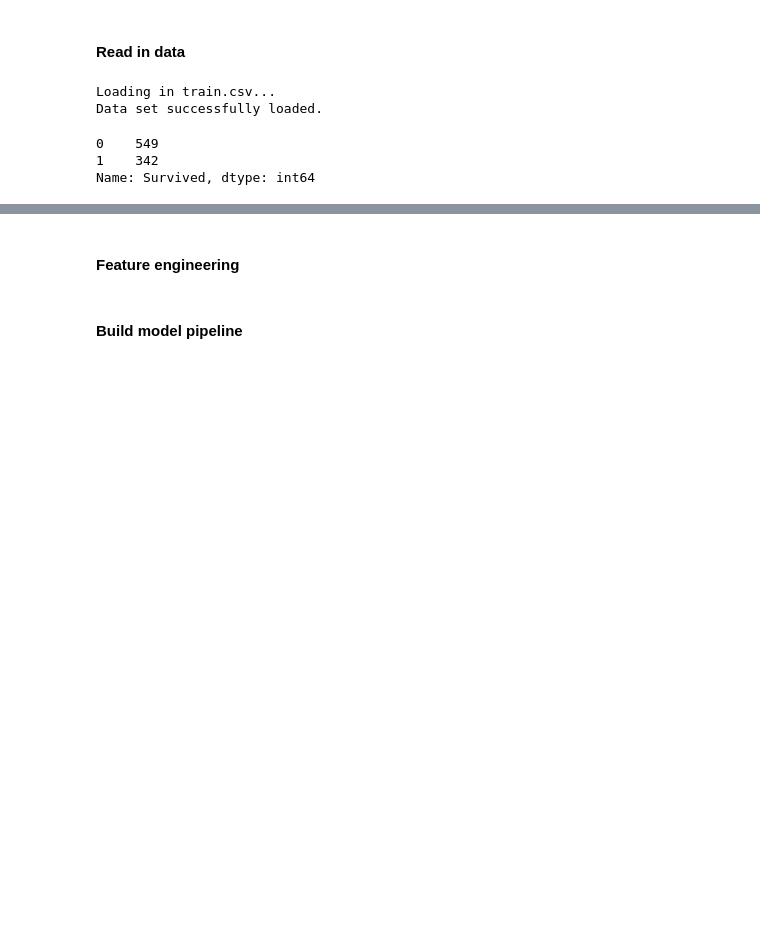
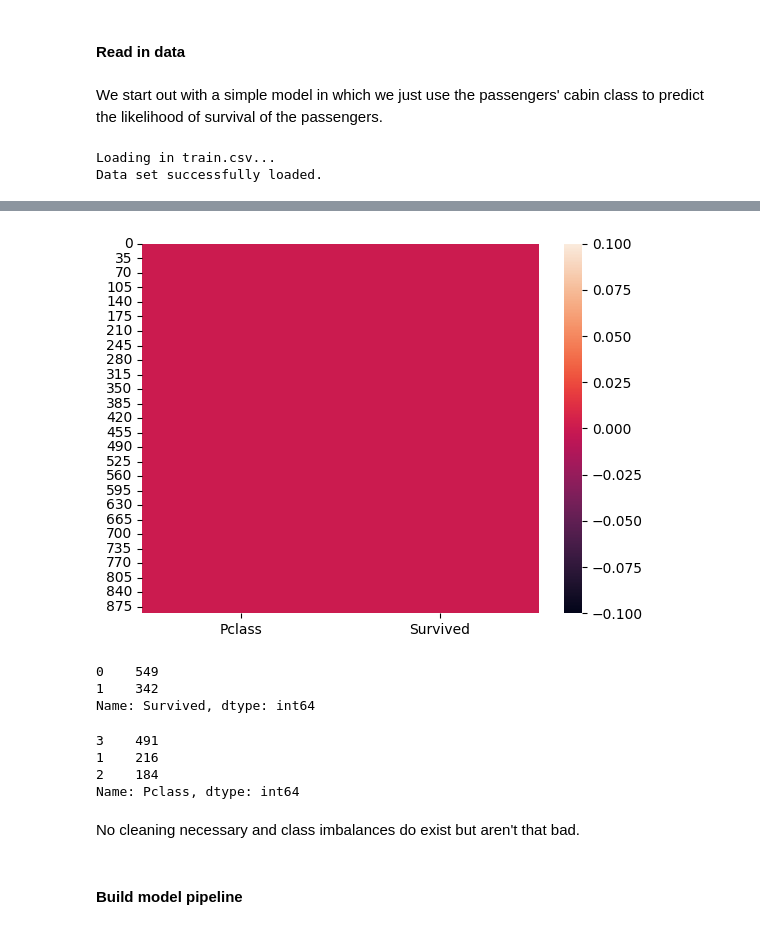
Before and after one commit to MichlF/projects, a Jupyter notebook: data_science/classification_titanic/classification_titanic.ipynb, the cells around one changed output, grey strips where cells are left out. Cells and saved outputs as stored; diff of their text form; code cells hidden in the pictures; blank space fills up the shorter version.

Commit message:
Improved classification titanic analyses

```diff
--- a/data_science/classification_titanic/classification_titanic.ipynb
+++ b/data_science/classification_titanic/classification_titanic.ipynb
@@ -24,18 +27,16 @@ from sklearn.metrics import (
 )
 # %% [markdown]
 #### Read in data
+# %% [markdown]
+We start out with a simple model in which we just use the passengers' cabin class to predict the likelihood of survival of the passengers.
 # %%
 titanic = load_data(
     "train.csv",
     "https://spiced.space/regularised-aniseed/ds-course/_downloads/6df11ef5f535b97c47efc5873d018bf1/train.csv",
     sep=",",
 )
+sns.heatmap(titanic[["Pclass", "Survived"]].isna())
 titanic.head()
-titanic["Pclass"].value_counts()
-titanic["Survived"].value_counts()
 # %% [output]
 Loading in train.csv...
 Data set successfully loaded.
-0    549
-1    342
-Name: Survived, dtype: int64
@@ -42,5 +49,19 @@ Name: Survived, dtype: int64
+[figure, added]
-# %% [markdown]
-#### Feature engineering
+# %%
+titanic["Survived"].value_counts()
+# %% [output]
+0    549
+1    342
+Name: Survived, dtype: int64
+# %%
+titanic["Pclass"].value_counts()
+# %% [output]
+3    491
+1    216
+2    184
+Name: Pclass, dtype: int64
+# %% [markdown]
+No cleaning necessary and class imbalances do exist but aren't that bad.
 # %% [markdown]
 #### Build model pipeline
 # %%
```
Also changed, not shown: parts of 33 cells of this notebook.
